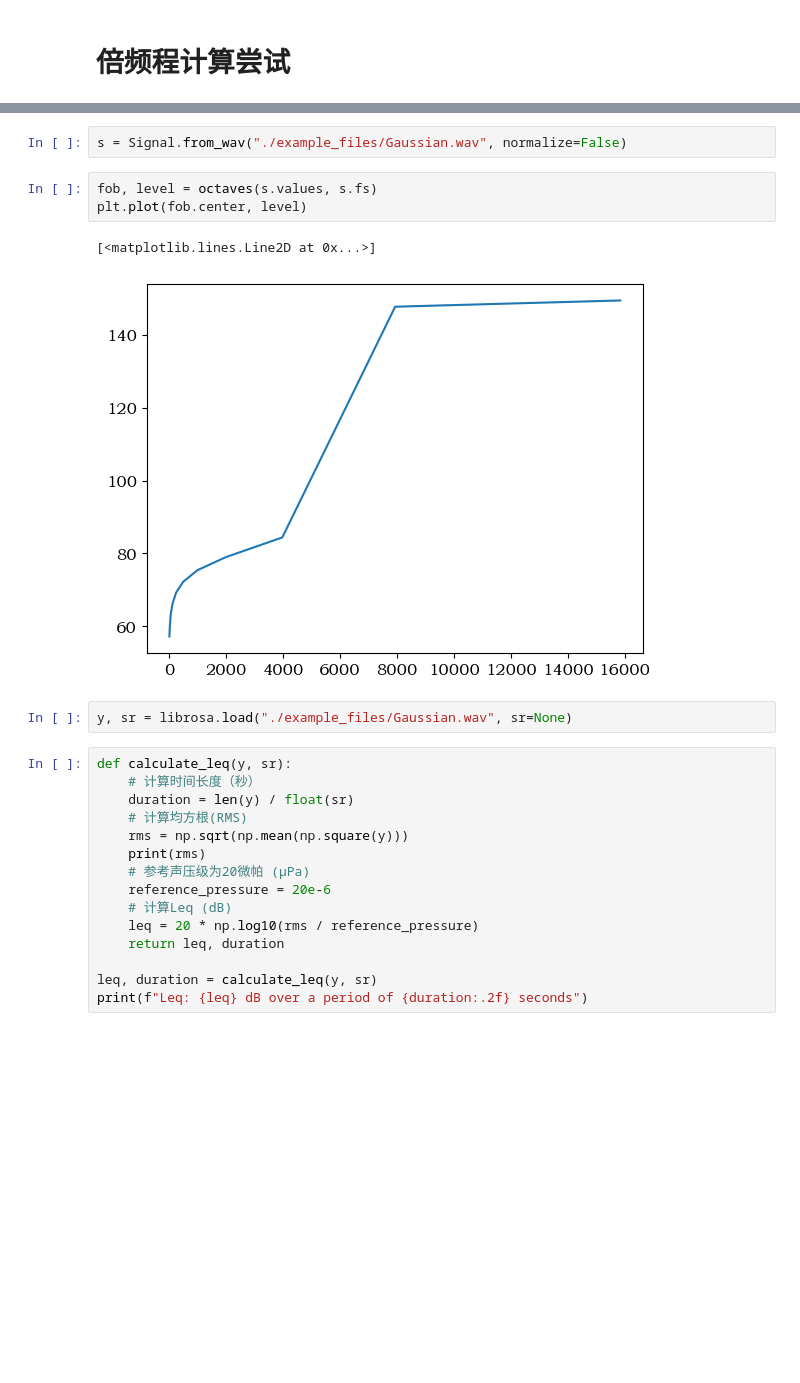
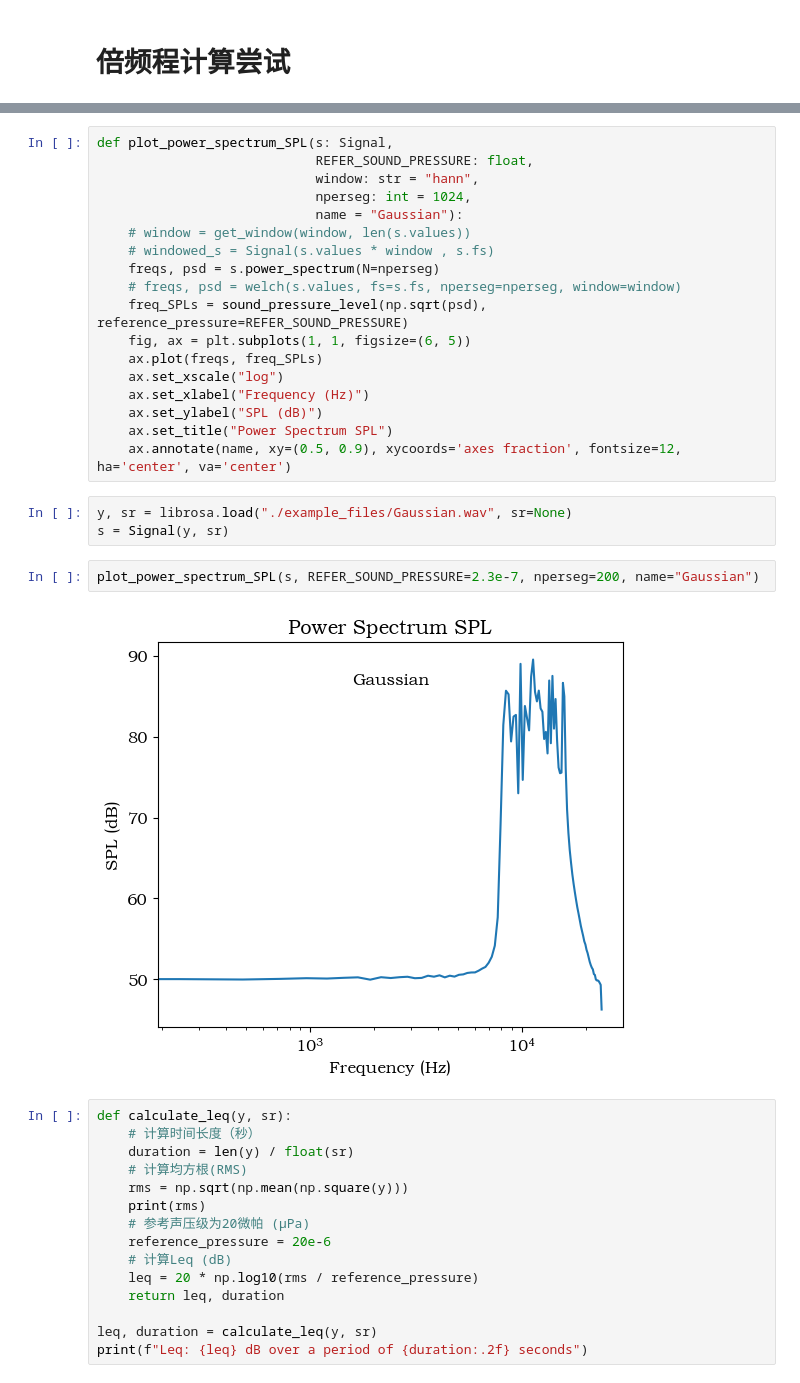
Before and after one commit to LewisBase/noise_info_toolkit, a Jupyter notebook: code_test.ipynb, the cells around one changed output, grey strips where cells are left out. Saved outputs shown, nothing was run; the diff lists cells and outputs as text; blank space fills up the shorter version.

```diff
--- a/code_test.ipynb
+++ b/code_test.ipynb
@@ -178,16 +178,31 @@ config = {
             "axes.unicode_minus": False # 处理负号，即-号
          }
 rcParams.update(config)
-# %%
-s = Signal.from_wav("./example_files/Gaussian.wav", normalize=False)
-# %%
-fob, level = octaves(s.values, s.fs)
-plt.plot(fob.center, level)
-# %% [output]
-[<matplotlib.lines.Line2D at 0x...>]
-[figure, removed]
+# %%
+def plot_power_spectrum_SPL(s: Signal,
+                            REFER_SOUND_PRESSURE: float,
+                            window: str = "hann",
+                            nperseg: int = 1024,
+                            name = "Gaussian"):
+    # window = get_window(window, len(s.values))
+    # windowed_s = Signal(s.values * window , s.fs)
+    freqs, psd = s.power_spectrum(N=nperseg)
+    # freqs, psd = welch(s.values, fs=s.fs, nperseg=nperseg, window=window)
+    freq_SPLs = sound_pressure_level(np.sqrt(psd), reference_pressure=REFER_SOUND_PRESSURE)
+    fig, ax = plt.subplots(1, 1, figsize=(6, 5))
+    ax.plot(freqs, freq_SPLs)
+    ax.set_xscale("log")
+    ax.set_xlabel("Frequency (Hz)")
+    ax.set_ylabel("SPL (dB)")
+    ax.set_title("Power Spectrum SPL")
+    ax.annotate(name, xy=(0.5, 0.9), xycoords='axes fraction', fontsize=12, ha='center', va='center')
 # %%
 y, sr = librosa.load("./example_files/Gaussian.wav", sr=None)
+s = Signal(y, sr)
+# %%
+plot_power_spectrum_SPL(s, REFER_SOUND_PRESSURE=2.3e-7, nperseg=200, name="Gaussian")
+# %% [output]
+[figure, added]
 # %%
 def calculate_leq(y, sr):
     # 计算时间长度（秒）
```
Also changed, not shown: parts of 7 cells of this notebook, 38 other files.
